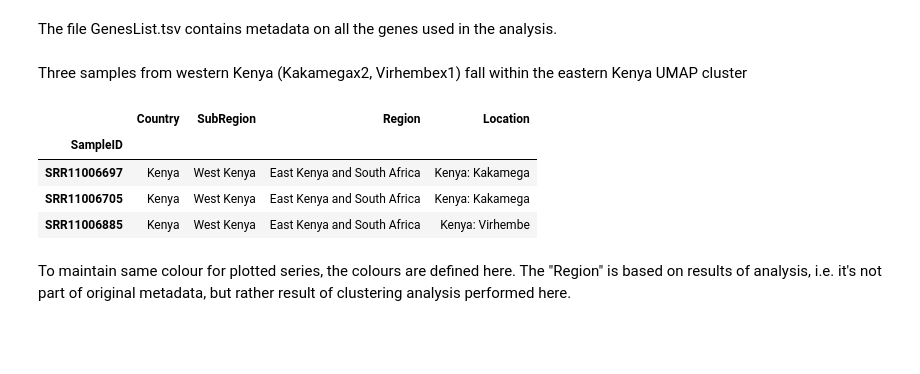
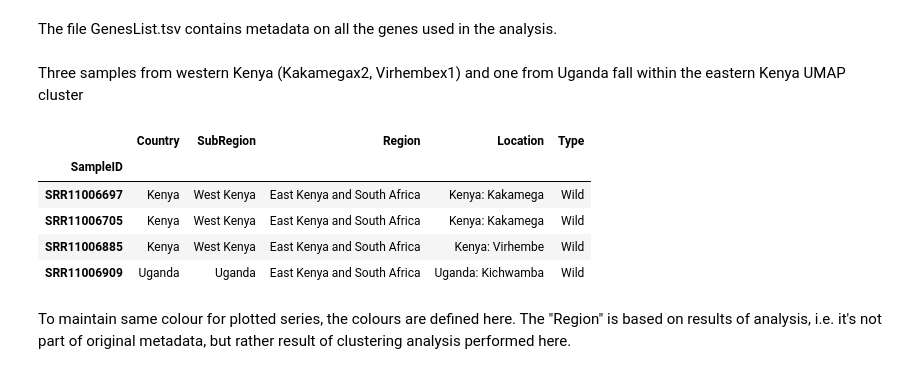
Before and after one commit to AntonS-bio/insecticide_resistance-AedesAegypt, a Jupyter notebook: scripts/resistanceAnalysis.ipynb, the cells around one changed output. Cells and saved outputs as stored; diff of their text form; code cells hidden in the pictures; blank space fills up the shorter version.

```diff
--- a/scripts/resistanceAnalysis.ipynb
+++ b/scripts/resistanceAnalysis.ipynb
@@ -31,7 +32,7 @@ The raw data is split into samples metadata SampleRegions.txt and matrix consist
 
 The data matrix has one row per each nucleotide variant (i.e. a single SNP results in two rows: Ref and Alt) and two types of columns. First type are one column per sample. These columns have values 0 or 1 where 1 indicates that the variant is present in the sample. Second type contain nucleotide variant metadata: GeneticRegion (chr), isExon, isCDS, ismRNA, Pos (coordinate of nucleotide in GeneticRegion i.e. chr), Gene (gene ID), AlleleSequence, SNPType (RERENCE, ALT, NoCall), snpEffectImpact and snpEffectOntology (both based on snpEff nomenclature determined based on gene in Gene column), AAchange (if applicable, the amino acid change caused by the AlleleSequence based on gene in Gene column)
 # %%
-metadata=pd.read_csv(f'{inputData}/SampleRegions.txt',sep="\t", index_col=0, names=["SampleID","Country","SubRegion","Region","Location"])
+metadata=pd.read_csv(f'{inputData}/SampleRegions.txt',sep="\t", index_col=0, names=["SampleID","Country","SubRegion","Region","Location", "Type"])
 
 ExcludeRegions=[]
 ExcludeSamples=[]
@@ -39,7 +40,7 @@ ExcludeSamples=["SRR14609304","SRR14609305","SRR14609308","SRR14609309","SRR1460
 ExcludeSamples=ExcludeSamples+["SRR11006849", "SRR11006876", "SRR11006886", "SRR11006937", "SRR11006761", "SRR11006764", "SRR11006625","SRR11006688"] #bad coverage, SRR11006688 - likely mislabelled
 ExcludeSamples=ExcludeSamples+["SRR11006793","SRR11006811","SRR11006823","SRR11006846","SRR5562870"] #abnormally limited coverage
 #no geographic pattern: Kenya x3, Uganda x1, Senegal x1, Burkina Faso x1, Brazil x1
-#ExcludeSamples=ExcludeSamples+["ERR4065454","ERR4065455","ERR4065456","ERR4065457","ERR4065458","ERR4065459","ERR4065460","ERR4065462","ERR4065463"] #French Polynesia
+#ExcludeSamples=ExcludeSamples+["ERR4065454","ERR4065455","ERR4065456","ERR4065457","ERR4065458","ERR4065459","ERR4065460","ERR4065462","ERR4065463"] #French Polynesia/Bora-Bora colony
 #ExcludeSamples=ExcludeSamples+["SRR11006707","SRR11006708","SRR11006709","SRR11006710","SRR9959076","SRR9959082","SRR9959083"] # Madagasacar/Mauritius
 
 
@@ -124,13 +104,15 @@ temp.to_csv(f'{outputData}/multiple_substitutions_per_sample_v2.tsv', sep="\t")
 # %% [markdown]
-Three samples from western Kenya (Kakamegax2, Virhembex1) fall within the eastern Kenya UMAP cluster
+Three samples from western Kenya (Kakamegax2, Virhembex1) and one from Uganda fall within the eastern Kenya UMAP cluster
 # %%
-metadata.loc[ (metadata["Region"]=="East Kenya and South Africa") &  (metadata["SubRegion"]=="West Kenya") ]
+metadata.loc[ (metadata["Region"]=="East Kenya and South Africa") &
+             ( (metadata["SubRegion"]=="West Kenya") |  (metadata["SubRegion"]=="Uganda")) ]
 # %% [output]
-|  | Country | SubRegion | Region | Location |
-| SampleID |  |  |  |  |
-| SRR11006697 | Kenya | West Kenya | East Kenya and South Africa | Kenya: Kakamega |
-| SRR11006705 | Kenya | West Kenya | East Kenya and South Africa | Kenya: Kakamega |
-| SRR11006885 | Kenya | West Kenya | East Kenya and South Africa | Kenya: Virhembe |
+|  | Country | SubRegion | Region | Location | Type |
+| SampleID |  |  |  |  |  |
+| SRR11006697 | Kenya | West Kenya | East Kenya and South Africa | Kenya: Kakamega | Wild |
+| SRR11006705 | Kenya | West Kenya | East Kenya and South Africa | Kenya: Kakamega | Wild |
+| SRR11006885 | Kenya | West Kenya | East Kenya and South Africa | Kenya: Virhembe | Wild |
+| SRR11006909 | Uganda | Uganda | East Kenya and South Africa | Uganda: Kichwamba | Wild |
 # %% [markdown]
 To maintain same colour for plotted series, the colours are defined here. The "Region" is based on results of analysis, i.e. it's not part of original metadata, but rather result of clustering analysis performed here.
 # %%
```
Also changed, not shown: parts of 20 cells of this notebook, 14 other files.
